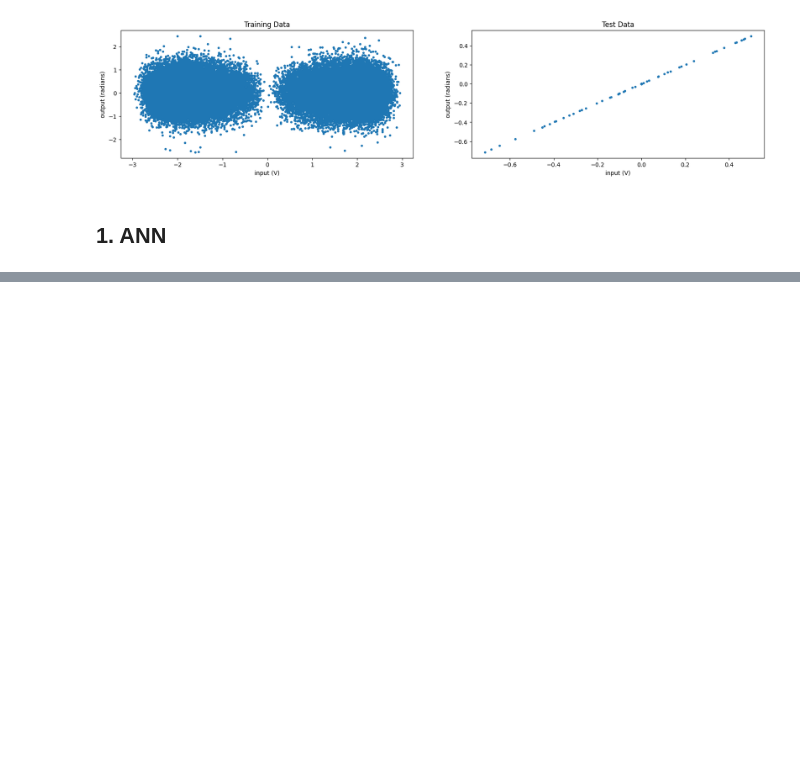
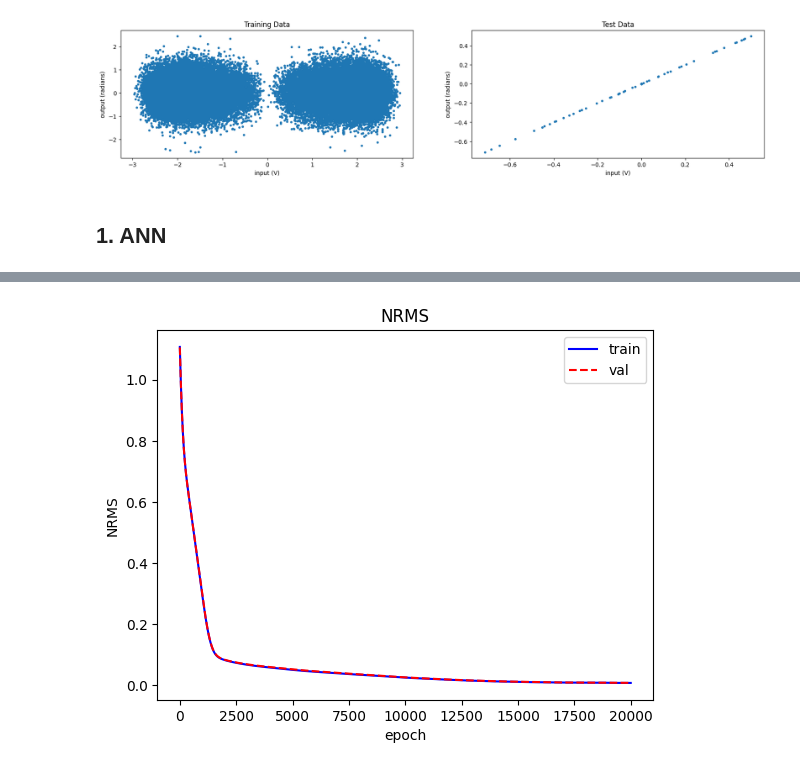
Before and after one commit to Yuanmou1212/gym-unbalanced-disk, a Jupyter notebook: ANN_ml4sc.ipynb, the cells around one changed output, grey strips where cells are left out. Cells and saved outputs as stored; diff of their text form; code cells hidden in the pictures; blank space fills up the shorter version.

```diff
--- a/ANN_ml4sc.ipynb
+++ b/ANN_ml4sc.ipynb
@@ -126,0 +337,19 @@ plt.show()
+# %%
+train_NRMS = []
+val_NRMS = []
+painted = 'NRMS'
+for i in range(1,train_resluts['epoch'].max()):
+    train_NRMS.append(train_resluts[train_resluts['epoch']==i][painted].mean(0))
+    val_NRMS.append(validation_results[validation_results['epoch']==i][painted].mean(0))
+
+plt.plot(train_NRMS,'b-')
+plt.plot(val_NRMS,'r--')
+
+plt.title(painted)
+plt.ylabel(painted)
+plt.xlabel('epoch')
+plt.legend(['train', 'val'])
+pic_name = f"Train_Validation_NRMS.png"
+plt.savefig((p_model/pic_name))
+# %% [output]
+[figure, added]
```
Also changed, not shown: parts of 13 cells of this notebook.
